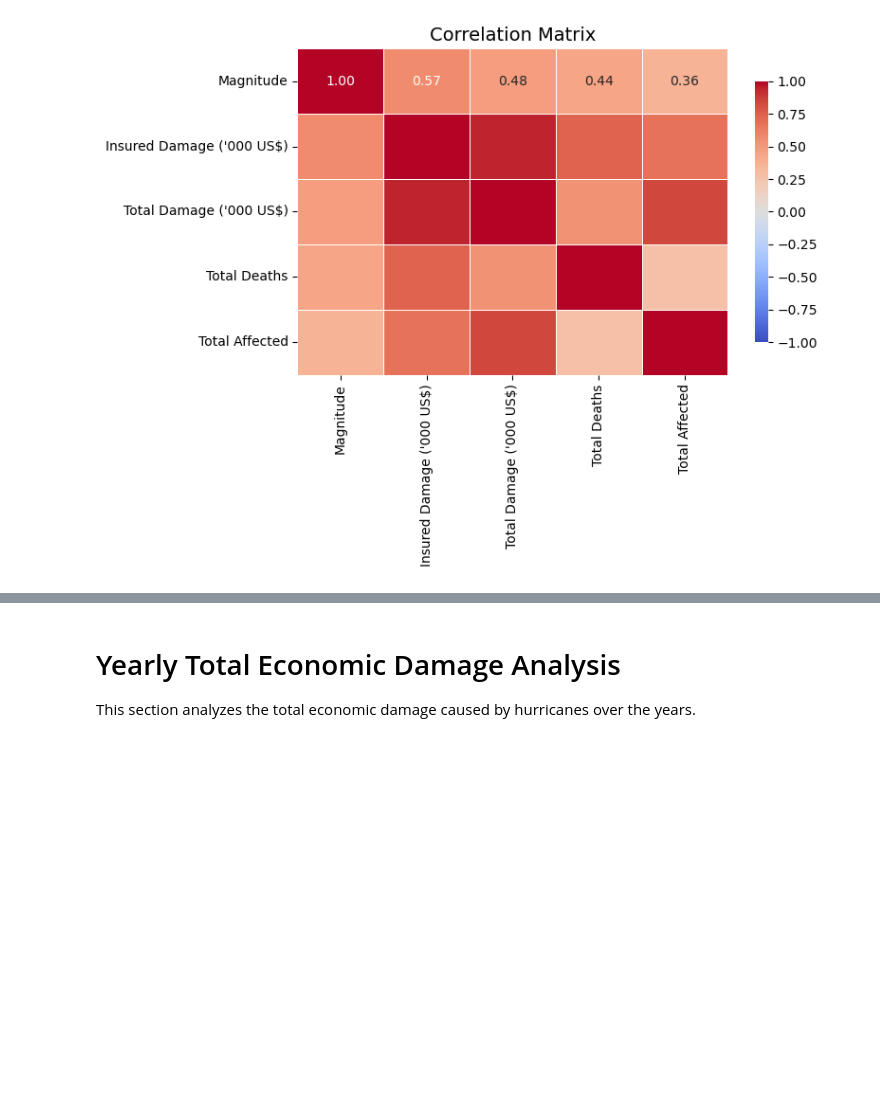
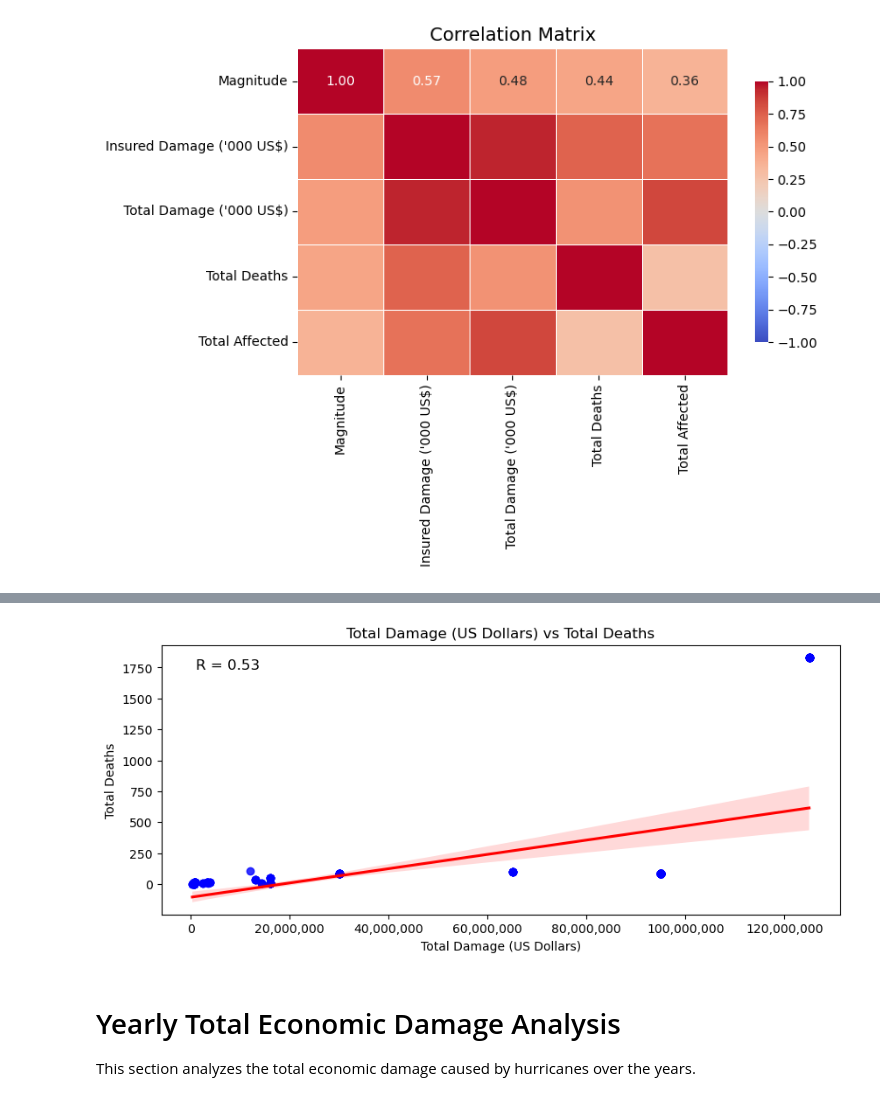
Before and after one commit to endoplasmicosmic/Hurricanes-Economic-Social-Impact, a Jupyter notebook: Hurricane Impact Analysis.ipynb, the cells around one changed output, grey strips where cells are left out. Cells and saved outputs as stored; diff of their text form; code cells hidden in the pictures; blank space fills up the shorter version.

```diff
--- a/Hurricane Impact Analysis.ipynb
+++ b/Hurricane Impact Analysis.ipynb
@@ -652,3 +642,24 @@ plt.show()
+# %%
+# Visualze possible correlation between damage and deaths
+# Generate an R value
+corr_coefficient, _ = pearsonr(emdat_data_map['Total Damage (\'000 US$)'], emdat_data_map['Total Deaths'])
+# Plot data and plot R value - format X axis, scale to remove the scientific notation on graph
+plt.figure(figsize=(10, 4))
+sns.regplot(data=emdat_data_map, x='Total Damage (\'000 US$)', y='Total Deaths', scatter_kws={'color': 'blue'}, line_kws={'color': 'red'})
+plt.text(
+    0.05, 0.95, f'R = {corr_coefficient:.2f}',
+    transform=plt.gca().transAxes,
+    fontsize=12,
+    verticalalignment='top'
+)
+plt.title('Total Damage (US Dollars) vs Total Deaths')
+plt.xlabel('Total Damage (US Dollars)')
+plt.ylabel('Total Deaths')
+plt.gca().xaxis.set_major_formatter(ticker.FuncFormatter(lambda x, _: f'{x:,.0f}'))
+#plt.savefig('Images/Total_Damage_va_Total_Deaths.png')
+plt.show()
+# %% [output]
+[figure, added]
 # %% [markdown]
 # Yearly Total Economic Damage Analysis
 This section analyzes the total economic damage caused by hurricanes over the years.
```
Also changed, not shown: parts of 3 cells of this notebook, 4 other files.
